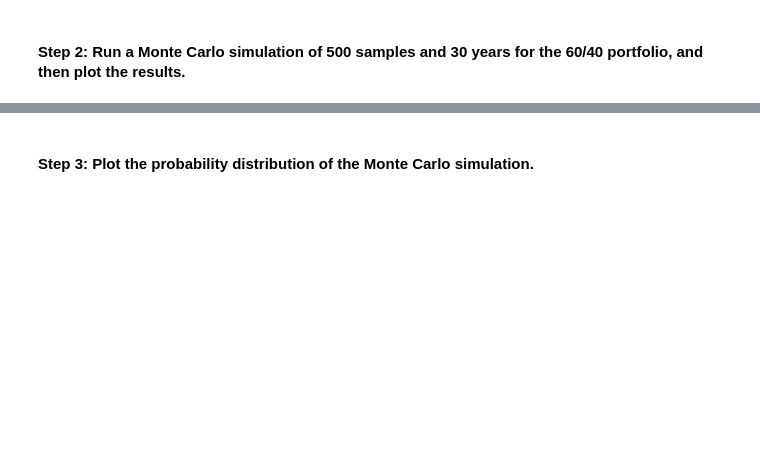
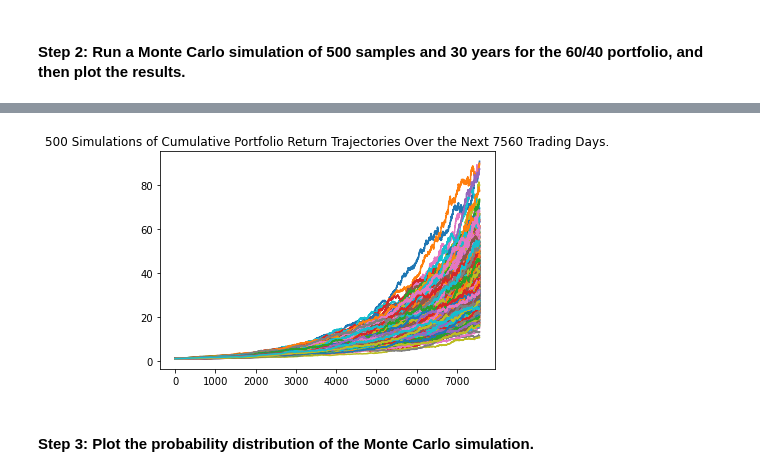
Before and after one commit to RyanRFelder/Module_5_Challenge, a Jupyter notebook: financial_planning_tools.ipynb, the cells around one changed output, grey strips where cells are left out. Cells and saved outputs as stored; diff of their text form; code cells hidden in the pictures; blank space fills up the shorter version.

```diff
--- a/financial_planning_tools.ipynb
+++ b/financial_planning_tools.ipynb
@@ -438,5 +465,8 @@ In this section, you’ll use the MCForecastTools library to create a Monte Carl
 # %%
 # Set start and end dates of 10 years back from your current date
 # Alternatively, you can use an end date of 2020-08-07 and work 10 years back from that date
-# YOUR CODE HERE
-# YOUR CODE HERE
+
+start_date_ten = pd.Timestamp(ten_year_ago, tz="America/New_York").isoformat()
+end_date = pd.Timestamp(current_data, tz="America/New_York").isoformat()
+
+start_date_ten
@@ -445,9 +477,23 @@ In this section, you’ll use the MCForecastTools library to create a Monte Carl
 # The tickers and timeframe parameters should have been set in Part 1 of this activity
 # The start and end dates should be updated with the information set above
 # Remember to add the df property to the end of the call so the response is returned as a DataFrame
-# YOUR CODE HERE
 
+start_date = pd.Timestamp("2011-01-26", tz="America/New_York").isoformat()
+end_date = pd.Timestamp(current_data, tz="America/New_York").isoformat()
+
+today_date = str(datetime.datetime.now()).split()[0]
+one_year_ago = str(datetime.datetime.now() - datetime.timedelta(days=1*365)).split()[0]
+three_year_ago = str(datetime.datetime.now() - datetime.timedelta(days=3*365)).split()[0]
+
+prices_df = alpaca.get_barset(
+    tickers,
+    timeframe,
+    start=start_date_ten,
+    end=end_date
+).df
 
 # Display both the first and last five rows of the DataFrame
-# YOUR CODE HERE
-# YOUR CODE HERE
+
+print(start_date_ten)
+print(prices_df.head())
+print(prices_df.tail())
@@ -457,7 +521,9 @@ In this section, you’ll use the MCForecastTools library to create a Monte Carl
 # Configure the Monte Carlo simulation to forecast 30 years cumulative returns
 # The weights should be split 40% to AGG and 60% to SPY.
 # Run 500 samples.
-# YOUR CODE HERE
+
+MC_weight = MCSimulation(portfolio_data = prices_df,weights = [.60,.40],num_simulation = 500,num_trading_days = 252*30)
 
 # Review the simulation input data
-# YOUR CODE HERE
+
+MC_weight.portfolio_data.head()
@@ -467,7 +575,11 @@ In this section, you’ll use the MCForecastTools library to create a Monte Carl
 # %%
 # Visualize the 30-year Monte Carlo simulation by creating an
 # overlay line plot
 # YOUR CODE HERE
+
+weight_line_plot = MC_weight.plot_simulation()
+# %% [output]
+[figure, added]
 # %% [markdown]
 #### Step 3: Plot the probability distribution of the Monte Carlo simulation.
 # %%
```
Also changed, not shown: parts of 13 cells of this notebook.
